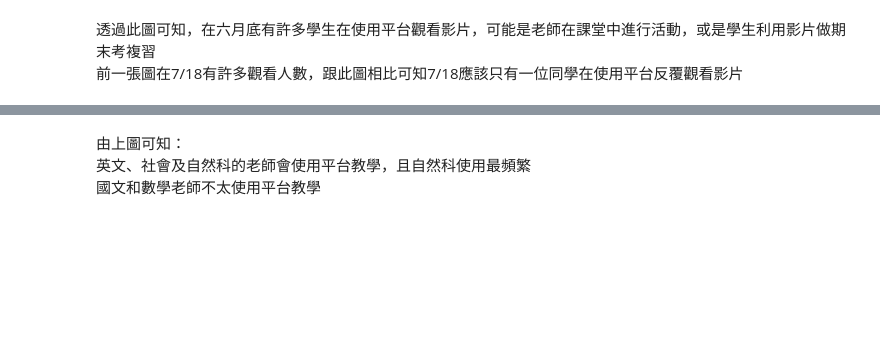
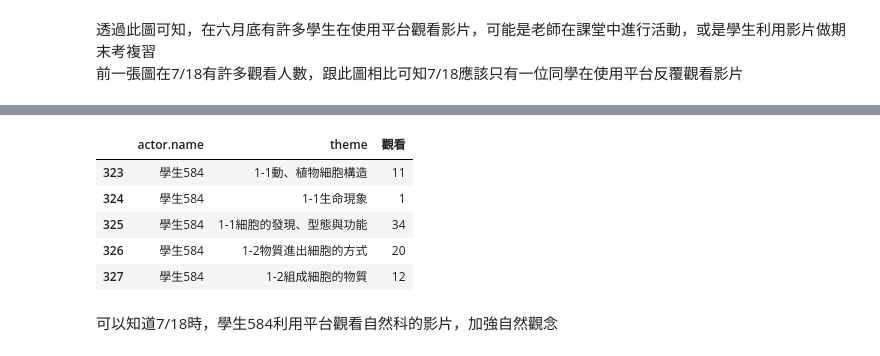
Before and after one commit to ethanlin1126/Data_Mining, a Jupyter notebook: 113_2資料探勘作業二.ipynb, the cells around one changed output, grey strips where cells are left out. Cells and saved outputs as stored; diff of their text form; code cells hidden in the pictures; blank space fills up the shorter version.

```diff
--- a/113_2資料探勘作業二.ipynb
+++ b/113_2資料探勘作業二.ipynb
@@ -497,4 +501,30 @@ fig.show()
-# %% [markdown]
-由上圖可知：<br>
-英文、社會及自然科的老師會使用平台教學，且自然科使用最頻繁<br>
-國文和數學老師不太使用平台教學
+# %%
+import pandas as pd
+
+# 確保 'Date' 欄位是 datetime 格式
+view['Date'] = pd.to_datetime(view['Date'])
+
+# 篩選 7/18 當天的資料
+target_date = '2024-07-18'
+df_target_date = view[view['Date'] == target_date]
+
+# 找出觀看次數最多的學生
+top_student = df_target_date.groupby('actor.name')['觀看'].sum().idxmax()
+
+# 找出該學生觀看的影片
+df_top_student = df_target_date[df_target_date['actor.name'] == top_student]
+
+# 建立 DataFrame 來顯示結果
+df_result = df_top_student[['actor.name', 'theme', '觀看']]
+
+# 顯示結果
+df_result
+# %% [output]
+|  | actor.name | theme | 觀看 |
+| 323 | 學生584 | 1-1動、植物細胞構造 | 11 |
+| 324 | 學生584 | 1-1生命現象 | 1 |
+| 325 | 學生584 | 1-1細胞的發現、型態與功能 | 34 |
+| 326 | 學生584 | 1-2物質進出細胞的方式 | 20 |
+| 327 | 學生584 | 1-2組成細胞的物質 | 12 |
+# %% [markdown]
+可以知道7/18時，學生584利用平台觀看自然科的影片，加強自然觀念
```
Also changed, not shown: parts of 3 cells of this notebook.
